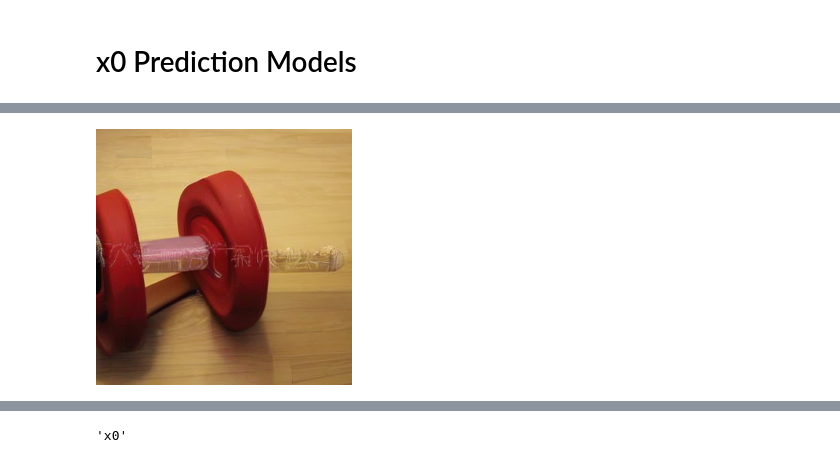
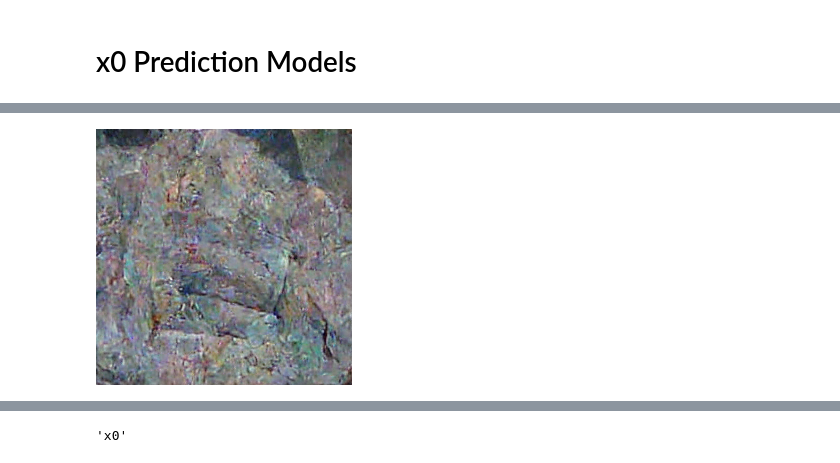
Before and after one commit to Pmobilee/DSD, a Jupyter notebook: cin_256/Cin_256_custom.ipynb, the cells around one changed output, grey strips where cells are left out. Drawn from its saved outputs; the diff is of its cells as text; code cells hidden in the pictures.

```diff
--- a/cin_256/Cin_256_custom.ipynb
+++ b/cin_256/Cin_256_custom.ipynb
@@ -230,6 +195,35 @@ making attention of type 'vanilla' with 512 in_channels
-# %%
-img, x_T_copy, class_prompt, _ = generate(teacher, sampler_teacher)
-
-img
-# %% [output]
-[figure, removed]
+# %%
+# timesteps = 250
+# teacher.num_timesteps= timesteps
+# uc = teacher.get_learned_conditioning({teacher.cond_stage_key: torch.tensor(1*[1000]).to(teacher.device)})
+# xc = torch.tensor([992])
+# c = teacher.get_learned_conditioning({teacher.cond_stage_key: xc.to(teacher.device)})
+# img, x0 = teacher.progressive_denoising(cond=uc, shape=[3, 64, 64], verbose=True, callback=None, quantize_denoised=False,
+#                               img_callback=None, mask=None, x0=None, temperature=1., noise_dropout=0.,
+#                               score_corrector=None, corrector_kwargs=None, batch_size=1, x_T=None, start_T=None,
+#                               log_every_t=None)
+
+timesteps = 600
+teacher.num_timesteps= timesteps
+# uc = teacher.get_learned_conditioning({teacher.cond_stage_key: torch.tensor(1*[1000]).to(teacher.device)})
+xc = torch.tensor([992])
+c = teacher.get_learned_conditioning({teacher.cond_stage_key: xc.to(teacher.device)})
+img, x0, imgs = teacher.progressive_denoising(cond=uc, shape=[3, 64, 64], verbose=True, callback=None, quantize_denoised=False,
+                              img_callback=None, mask=None, x0=None, temperature=1., noise_dropout=0.,
+                              score_corrector=None, corrector_kwargs=None, batch_size=1, x_T=None, start_T=None,
+                              log_every_t=None, keep_intermediates=True)
+
+# img == x0[-1]
+# %%
+x_samples_ddim = teacher.decode_first_stage(imgs[-300])
+# x_samples_ddim = teacher.decode_first_stage(img)
+x_samples_ddim = torch.clamp((x_samples_ddim+1.0)/2.0, min=0.0, max=1.0)
+
+
+# grid = torch.stack(images, 0)
+grid = rearrange(x_samples_ddim, 'b c h w ->  b c h w')
+grid = make_grid(grid, nrow=1)
+grid = 255. * rearrange(grid, 'c h w -> h w c').cpu().numpy()
+Image.fromarray(grid.astype(np.uint8))
+# %% [output]
+[figure, added]
```
Also changed, not shown: parts of 7 cells of this notebook, 3 other files.
